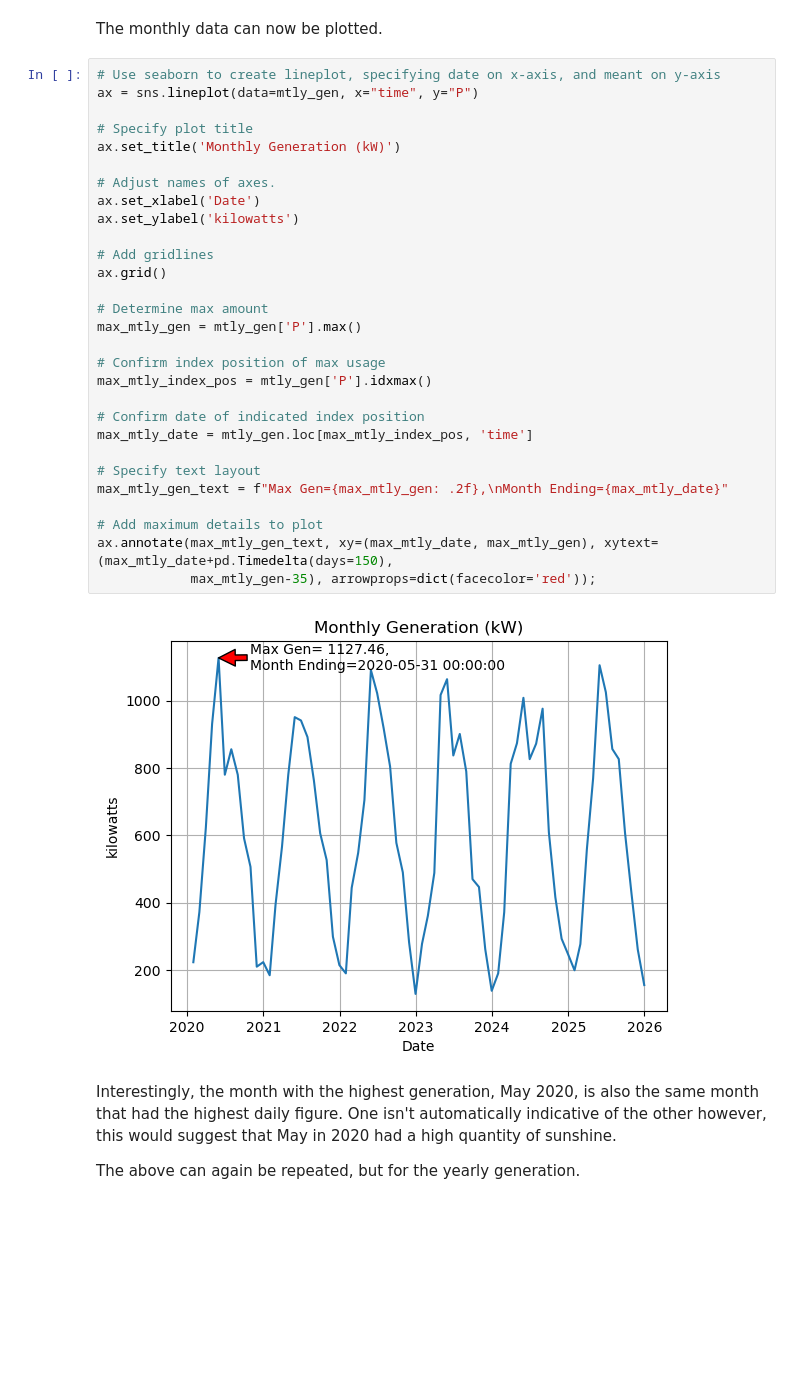
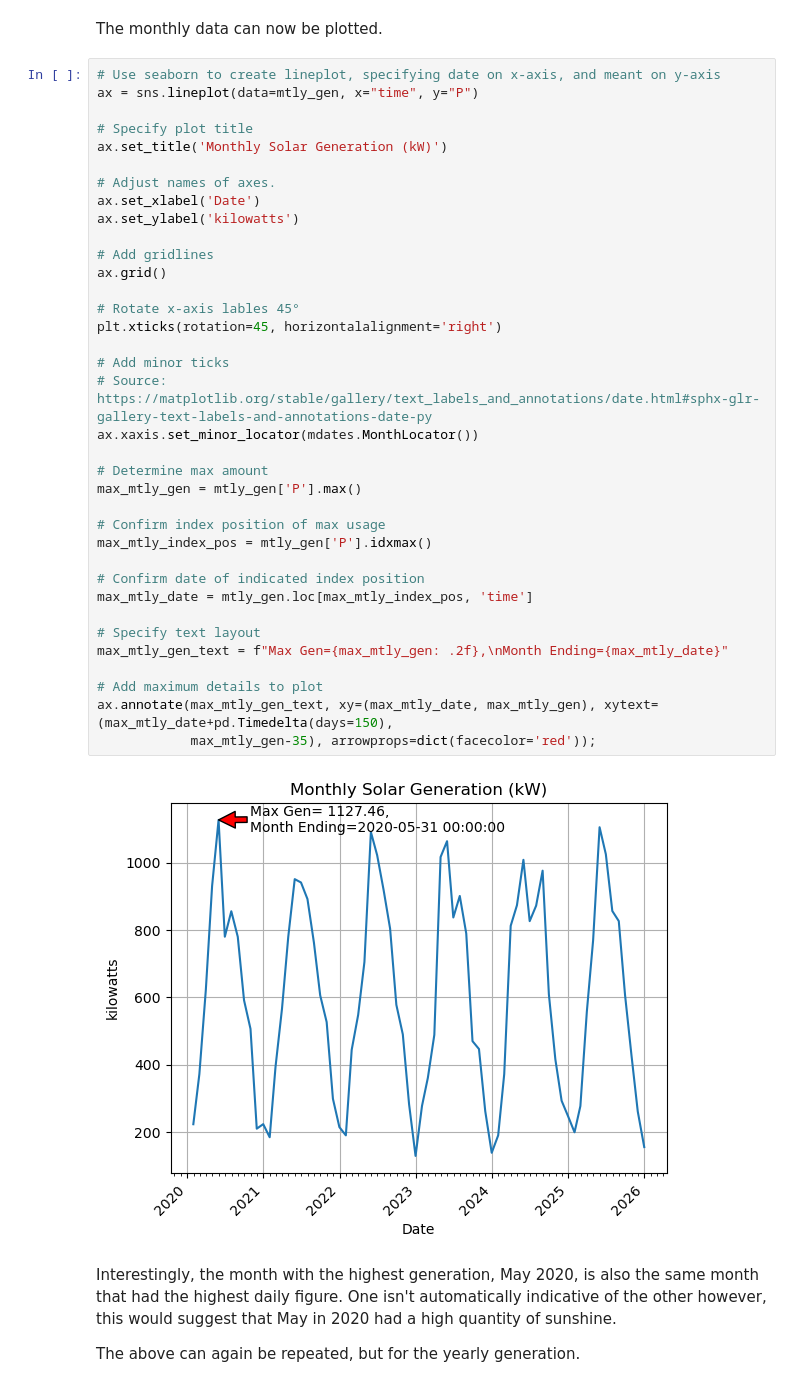
Before and after one commit to danielfinnerty/PFDA, a Jupyter notebook: project/solar_assessment.ipynb, the cells around one changed output. Drawn from its saved outputs; the diff is of its cells as text; blank space fills up the shorter version.

Commit message:
Updated solar_assessment

```diff
--- a/project/solar_assessment.ipynb
+++ b/project/solar_assessment.ipynb
@@ -847,34 +837,41 @@ The monthly data can now be plotted.
 # %%
 # Use seaborn to create lineplot, specifying date on x-axis, and meant on y-axis
 ax = sns.lineplot(data=mtly_gen, x="time", y="P")
 
 # Specify plot title
-ax.set_title('Monthly Generation (kW)')
+ax.set_title('Monthly Solar Generation (kW)')
 
 # Adjust names of axes.
 ax.set_xlabel('Date')
 ax.set_ylabel('kilowatts')
 
 # Add gridlines
 ax.grid()
+
+# Rotate x-axis lables 45°
+plt.xticks(rotation=45, horizontalalignment='right')
+
+# Add minor ticks
+# Source: https://matplotlib.org/stable/gallery/text_labels_and_annotations/date.html#sphx-glr-gallery-text-labels-and-annotations-date-py
+ax.xaxis.set_minor_locator(mdates.MonthLocator())
 
 # Determine max amount
 max_mtly_gen = mtly_gen['P'].max()
 
 # Confirm index position of max usage
 max_mtly_index_pos = mtly_gen['P'].idxmax()
 
 # Confirm date of indicated index position
 max_mtly_date = mtly_gen.loc[max_mtly_index_pos, 'time']
 
 # Specify text layout
 max_mtly_gen_text = f"Max Gen={max_mtly_gen: .2f},\nMonth Ending={max_mtly_date}"
 
 # Add maximum details to plot
 ax.annotate(max_mtly_gen_text, xy=(max_mtly_date, max_mtly_gen), xytext=(max_mtly_date+pd.Timedelta(days=150),
             max_mtly_gen-35), arrowprops=dict(facecolor='red'));
 # %% [output]
-[figure, old version]
+[figure, new version]
 # %% [markdown]
 Interestingly, the month with the highest generation, May 2020, is also the same month that had the highest daily figure. One isn't automatically indicative of the other however, this would suggest that May in 2020 had a high quantity of sunshine.
 
```
Also changed, not shown: parts of 56 cells of this notebook, 1 other file.
